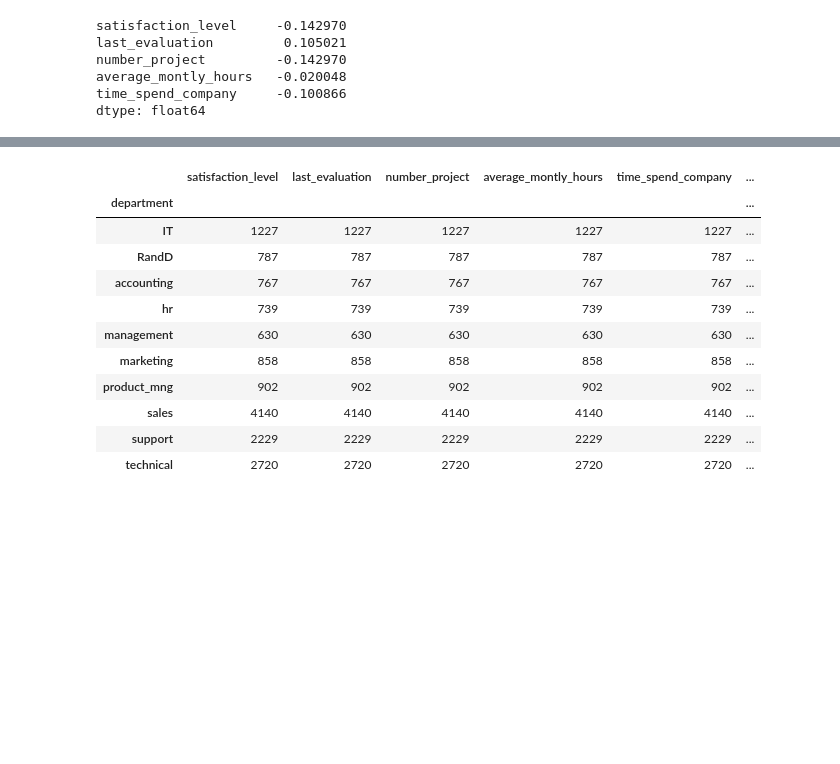
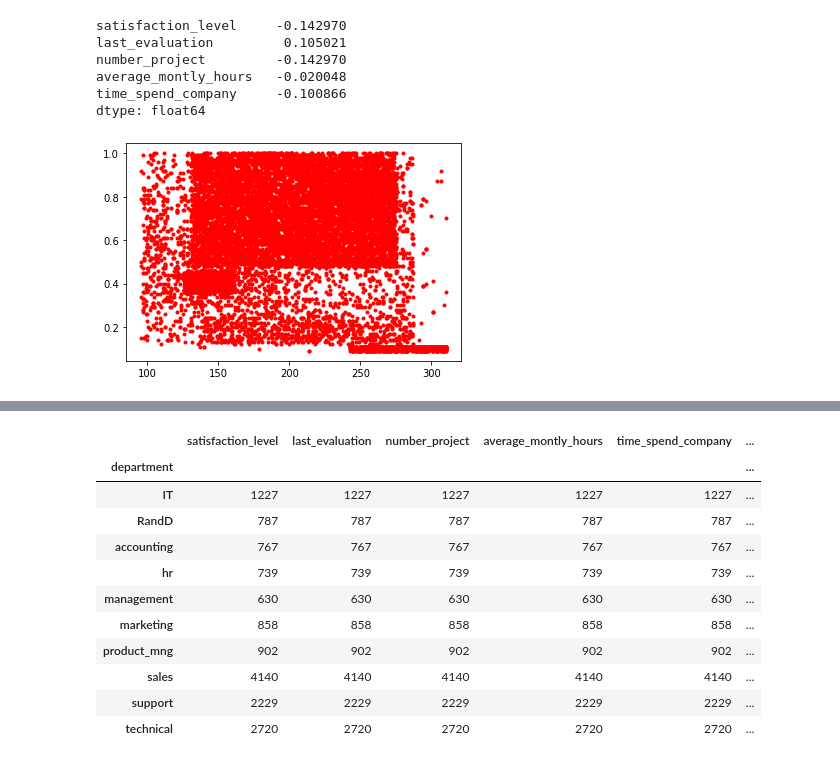
Before and after one commit to veronikapankratova/netologia_bd, a Jupyter notebook: diploma analysis.ipynb, the cells around one changed output, grey strips where cells are left out. Drawn from its saved outputs; the diff is of its cells as text; code cells hidden in the pictures; blank space fills up the shorter version.

```diff
--- a/diploma analysis.ipynb
+++ b/diploma analysis.ipynb
@@ -154,3 +164,8 @@ dtype: float64
 # %%
 # ответ: наименее скоррелированные переменные average_montly_hours и satisfaction_level,
 #     наиболее скоррелированные average_montly_hours и number_project
+# %%
+plt.plot(df.average_montly_hours, df.satisfaction_level, 'r.')
+plt.show()
+# %% [output]
+[figure, added]
```
Also changed, not shown: parts of 13 cells of this notebook.
